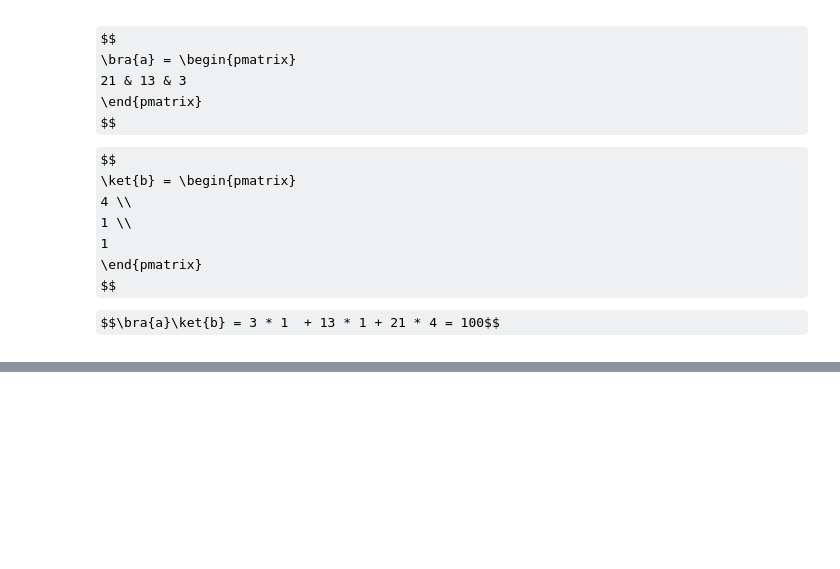
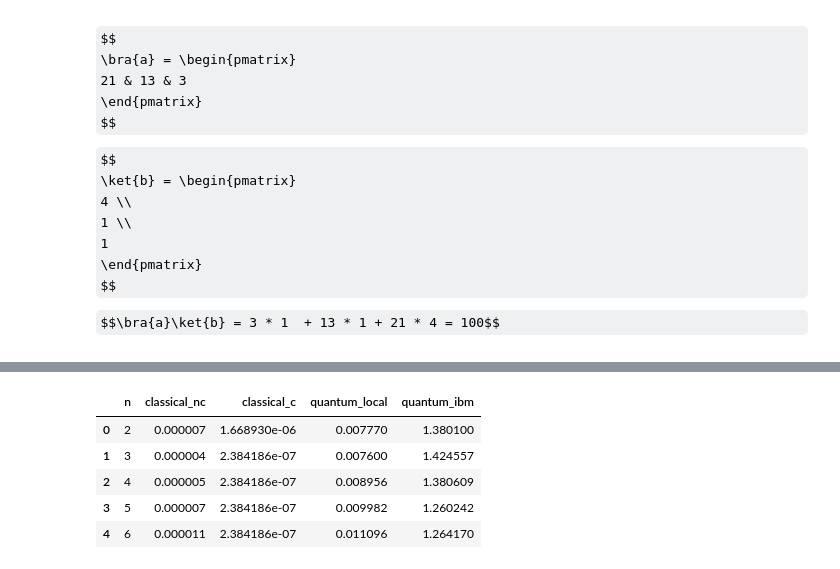
Before and after one commit to Dpbm/scientific-research-1-quantum-oracles, a Jupyter notebook: code/miles-to-km.ipynb, the cells around one changed output, grey strips where cells are left out. Cells and saved outputs as stored; diff of their text form; code cells hidden in the pictures; some formulas as TeX source; blank space fills up the shorter version.

```diff
--- a/code/miles-to-km.ipynb
+++ b/code/miles-to-km.ipynb
@@ -431,0 +480,20 @@ $$\bra{a}\ket{b} = 3 * 1  + 13 * 1 + 21 * 4 = 100$$
+# %%
+provider = IBMProvider()
+backends = provider.backends(min_num_qubits=25, operational=True, simulator=False)
+
+min_pending_jobs = 1000000000
+selected_backend = ''
+
+for backend in backends:
+    backend_name = backend.name
+    pending_jobs = backend.status().pending_jobs
+
+    if(pending_jobs < min_pending_jobs):
+        min_pending_jobs = pending_jobs
+        selected_backend = backend_name
+
+    print(f'name: {backend_name}')
+    print(f'qubits: {backend.num_qubits}')
+    print(f'max_shots: {backend.max_shots}')
+    print(f'jobs: {pending_jobs}')
+    print(f'max_circuits: {backend.max_circuits}', end='\n\n')
@@ -431,0 +557,10 @@ $$\bra{a}\ket{b} = 3 * 1  + 13 * 1 + 21 * 4 = 100$$
+# %%
+times_data['quantum_ibm'] = quantum_ibm
+times_data.head()
+# %% [output]
+|  | n | classical_nc | classical_c | quantum_local | quantum_ibm |
+| 0 | 2 | 0.000007 | 1.668930e-06 | 0.007770 | 1.380100 |
+| 1 | 3 | 0.000004 | 2.384186e-07 | 0.007600 | 1.424557 |
+| 2 | 4 | 0.000005 | 2.384186e-07 | 0.008956 | 1.380609 |
+| 3 | 5 | 0.000007 | 2.384186e-07 | 0.009982 | 1.260242 |
+| 4 | 6 | 0.000011 | 2.384186e-07 | 0.011096 | 1.264170 |
```
Also changed, not shown: parts of 16 cells of this notebook, 4 other files.
